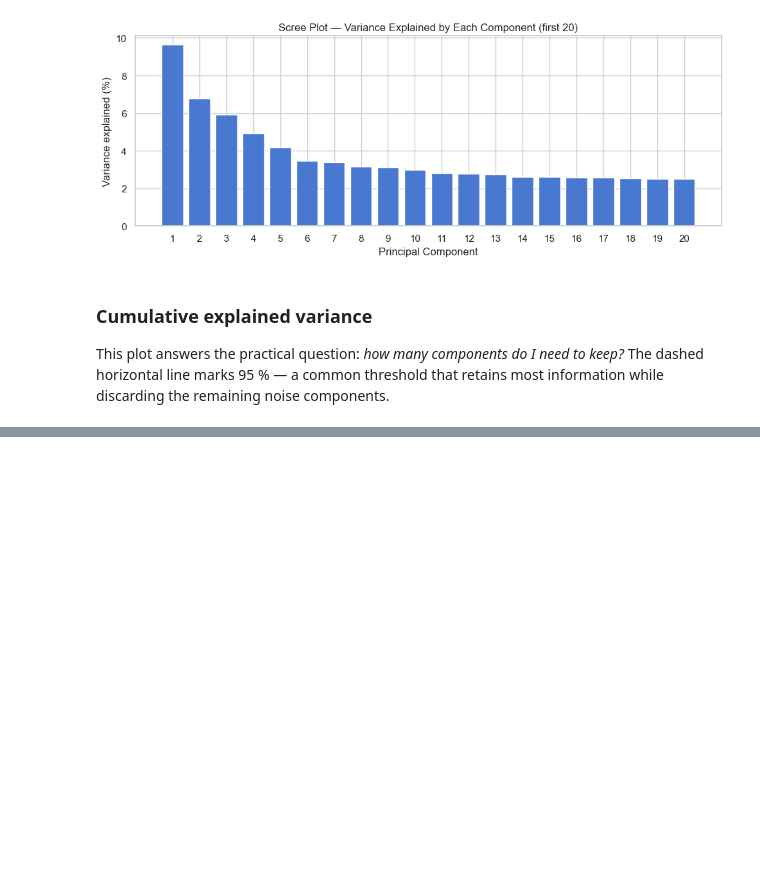
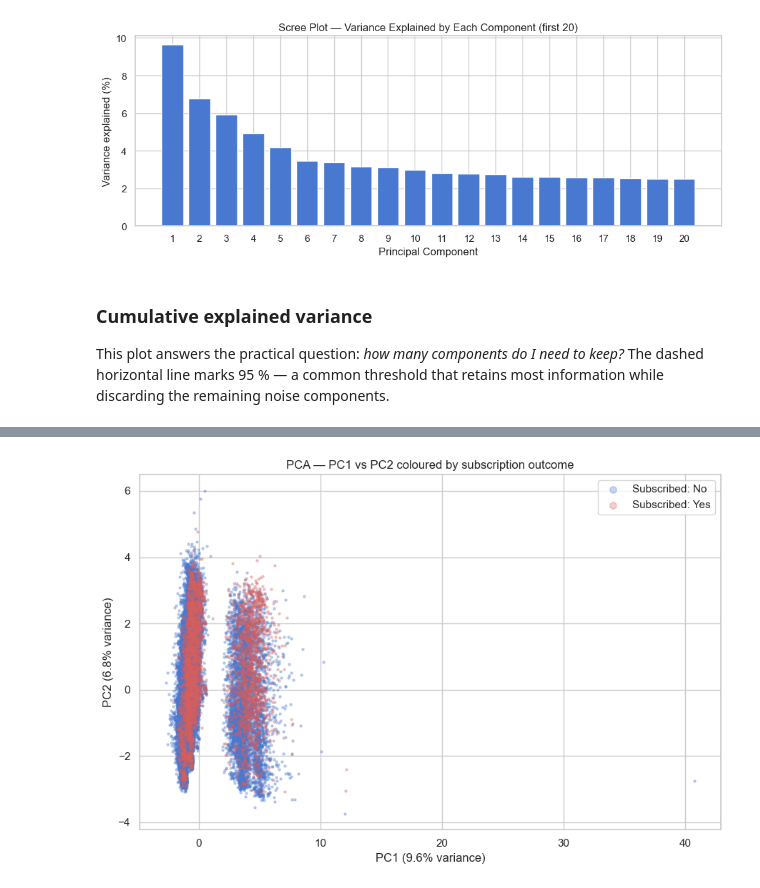
Before and after one commit to Aaron-Darcy/bank-marketing-ml-analysis, a Jupyter notebook: notebooks/02_modelling.ipynb, the cells around one changed output, grey strips where cells are left out. Saved outputs shown, nothing was run; the diff lists cells and outputs as text; code cells hidden in the pictures; blank space fills up the shorter version.

```diff
--- a/notebooks/02_modelling.ipynb
+++ b/notebooks/02_modelling.ipynb
@@ -164,0 +226,13 @@ We choose 31 components to retain at least 95% of variance.
+# %%
+# n_components=None means compute all components (= number of features = 40).
+# We will decide how many to keep after looking at the scree and cumulative variance plots.
+pca_full = PCA(n_components=None, random_state=RANDOM_STATE)
+pca_full.fit(X_train_scaled)
+
+evr = pca_full.explained_variance_ratio_          # fraction of variance per component
+cumulative_evr = np.cumsum(evr)
+
+n_components_95 = np.argmax(cumulative_evr >= 0.95) + 1   # +1 because argmax returns 0-indexed
+print(f'Components needed to reach 95% variance: {n_components_95}')
+print(f'Variance explained by PC1: {evr[0]:.2%}')
+print(f'Variance explained by PC2: {evr[1]:.2%}')
@@ -164,0 +309,28 @@ We choose 31 components to retain at least 95% of variance.
+# %%
+X_train_pca2 = pca_full.transform(X_train_scaled)[:, :2]   # first 2 PCs only
+
+palette = {0: '#4878CF', 1: '#D65F5F'}   # 0 = no, 1 = yes
+labels  = {0: 'No', 1: 'Yes'}
+
+fig, ax = plt.subplots(figsize=(9, 6))
+for cls in [0, 1]:
+    mask = y_train.values == cls
+    ax.scatter(
+        X_train_pca2[mask, 0],
+        X_train_pca2[mask, 1],
+        c=palette[cls],
+        label=f'Subscribed: {labels[cls]}',
+        alpha=0.3,      # transparency to handle overplotting
+        s=5,
+        rasterized=True,
+    )
+ax.set_xlabel(f'PC1 ({evr[0]:.1%} variance)')
+ax.set_ylabel(f'PC2 ({evr[1]:.1%} variance)')
+ax.set_title('PCA — PC1 vs PC2 coloured by subscription outcome')
+ax.legend(markerscale=3)
+
+plt.tight_layout()
+plt.savefig('../figures/08_pca_scatter.png', dpi=150, bbox_inches='tight')
+plt.show()
+# %% [output]
+[figure, added]
```
Also changed, not shown: parts of 29 cells of this notebook.
